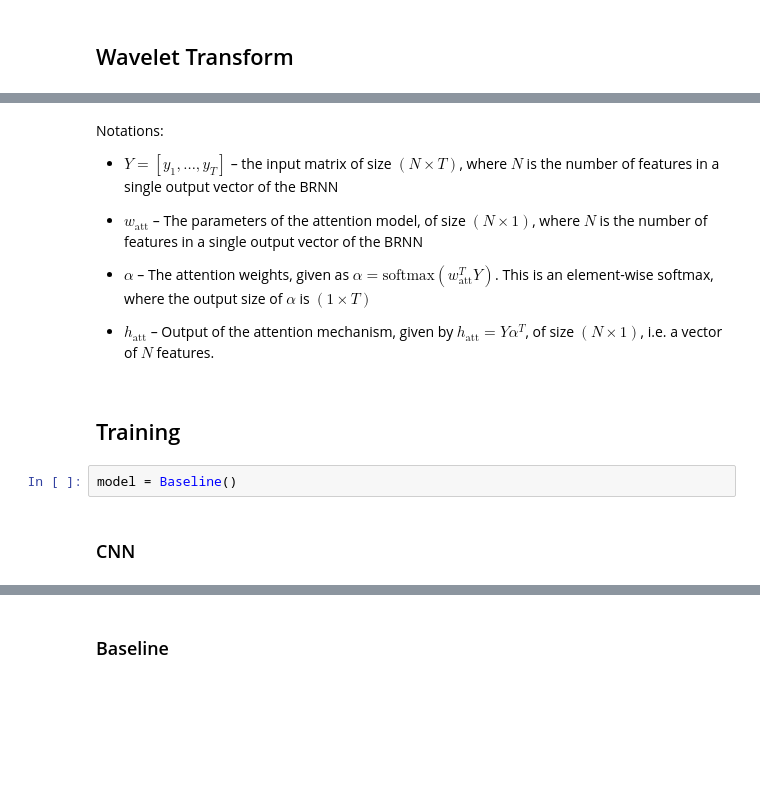
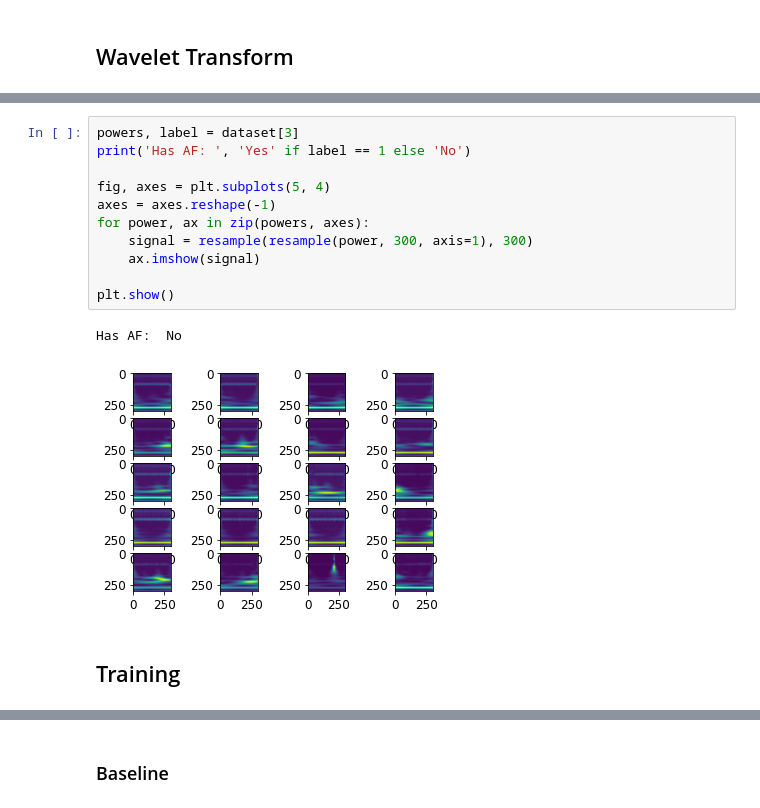
Before and after one commit to kalifadan/Final_project_cs236781, a Jupyter notebook: src/Model.ipynb, the cells around one changed output, grey strips where cells are left out. Cells and saved outputs as stored; diff of their text form; blank space fills up the shorter version.

```diff
--- a/src/Model.ipynb
+++ b/src/Model.ipynb
@@ -105,19 +94,19 @@ display(BRNN(50, 50, images_per_sample))
-# %% [markdown]
-Notations:
-
-* $Y = \left[ y_1, \ldots, y_T \right]$ – the input matrix of size $\left( N \times T \right)$, where $N$ is the number of features in a single output vector of the BRNN
-
-* $w_\mathrm{att}$ – The parameters of the attention model, of size $\left( N \times 1 \right)$, where $N$ is the number of features in a single output vector of the BRNN
-
-* $\alpha$ – The attention weights, given as $\alpha = \mathrm{softmax} \left( w_\mathrm{att}^T Y \right)$. This is an element-wise softmax, where the output size of $\alpha$ is $\left( 1 \times T \right)$
-
-* $h_\mathrm{att}$ – Output of the attention mechanism, given by $h_\mathrm{att} = Y \alpha^T$, of size $\left( N \times 1 \right)$, i.e. a vector of $N$ features.
+# %%
+powers, label = dataset[3]
+print('Has AF: ', 'Yes' if label == 1 else 'No')
+
+fig, axes = plt.subplots(5, 4)
+axes = axes.reshape(-1)
+for power, ax in zip(powers, axes):
+    signal = resample(resample(power, 300, axis=1), 300)
+    ax.imshow(signal)
+
+plt.show()
+# %% [output]
+Has AF:  No
+[figure, added]
 # %% [markdown]
 ## Training
-# %%
-model = Baseline()
-# %% [markdown]
-### CNN
 # %%
 heldout = int(len(dataset) * 0.2)
 train_dataset, test_dataset = torch.utils.data.random_split(dataset, [len(dataset) - heldout, heldout])
```
Also changed, not shown: parts of 17 cells of this notebook, 5 other files.
